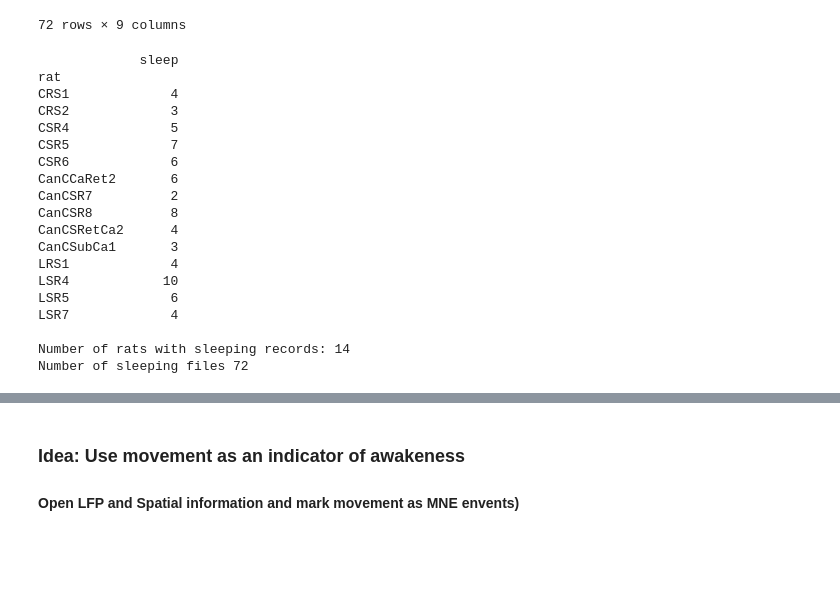
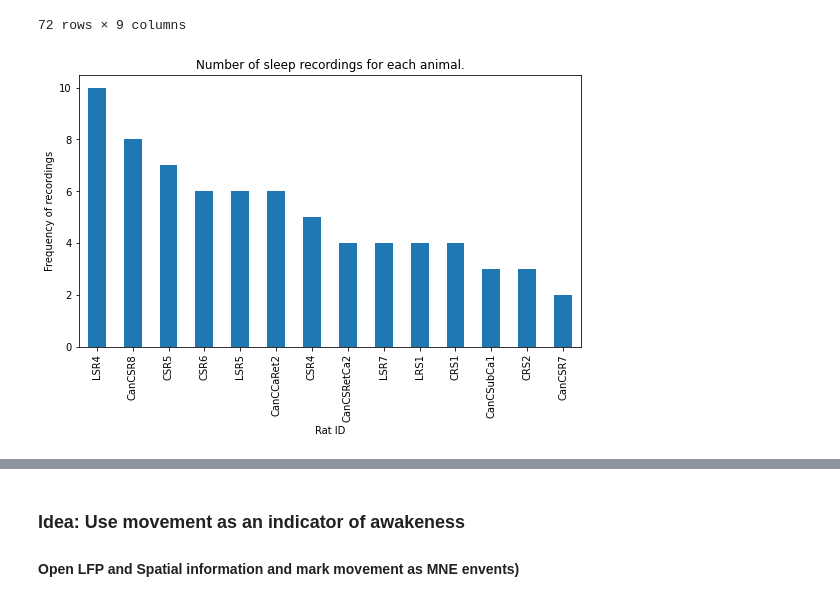
Before and after one commit to cafalchio/lfp_atn, a Jupyter notebook: ipynb/experiment_sleeps.ipynb, the cells around one changed output, grey strips where cells are left out. Drawn from its saved outputs; the diff is of its cells as text; code cells hidden in the pictures; blank space fills up the shorter version.

Commit message:
Update experiment_sleeps.ipynb
Corrected speed filter, added plots

```diff
--- a/ipynb/experiment_sleeps.ipynb
+++ b/ipynb/experiment_sleeps.ipynb
@@ -38,31 +39,13 @@ df[cols[2:]].loc[df[cols[2:]].sleep == 1]
 | 2580 | 902.0 | LSR5 | 32 | 1 | sleep | 0 | lesion | NaN | 2017-12-08 14:27:00 |
 | 2581 | 900.0 | LSR5 | 32 | 1 | sleep | 0 | lesion | NaN | 2017-12-08 14:46:04 |
 72 rows × 9 columns
-# %%
-#Number of sleeping records per rat
-print(df.loc[df.sleep == 1, ['rat', 'sleep']].groupby('rat').sum())
-#Selecting sleep files
-df = pd.read_csv('data_scheme.csv', parse_dates=['date_time'])
-sleep_files = df.loc[df.sleep == 1, ['folder', 'filename']].agg('/'.join, axis=1).values
-print(f'\nNumber of rats with sleeping records: {len(set(df.loc[df.sleep == 1].rat))}')
-print(f'Number of sleeping files {len(sleep_files)}')
-# %% [output]
-             sleep
-rat
-CRS1             4
-CRS2             3
-CSR4             5
-CSR5             7
-CSR6             6
-CanCCaRet2       6
-CanCSR7          2
-CanCSR8          8
-CanCSRetCa2      4
-CanCSubCa1       3
-LRS1             4
-LSR4            10
-LSR5             6
-LSR7             4
-
-Number of rats with sleeping records: 14
-Number of sleeping files 72
+# %%
+sleep = df.loc[df.sleep == 1]
+ax = sleep['rat'].value_counts().plot(kind='bar',
+                                    figsize=(9,5),
+                                    title="Number of sleep recordings for each animal.")
+ax.set_xlabel("Rat ID")
+ax.set_ylabel("Frequency of recordings")
+plt.show()
+# %% [output]
+[figure, added]
```
Also changed, not shown: parts of 9 cells of this notebook.
